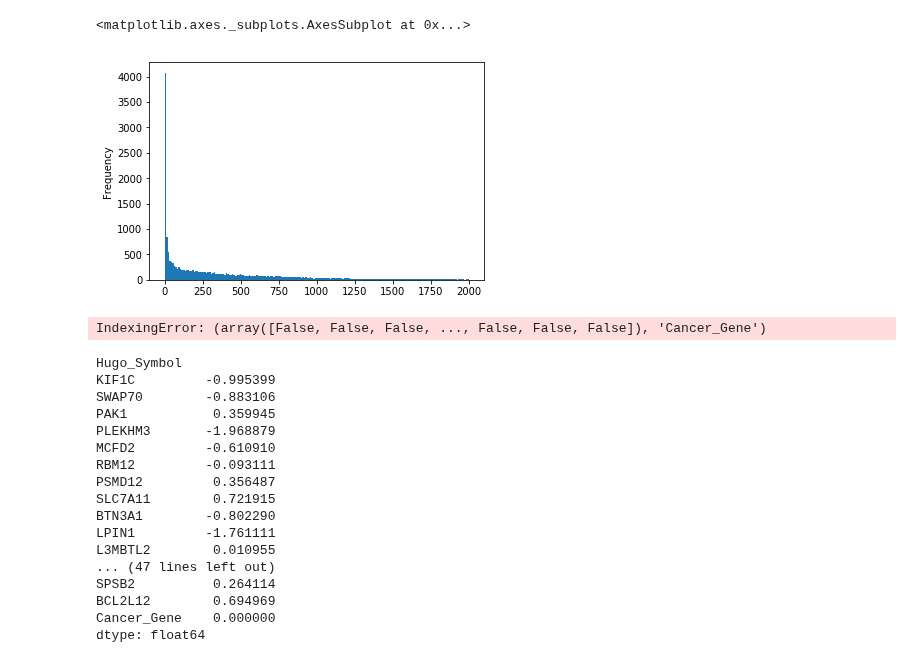
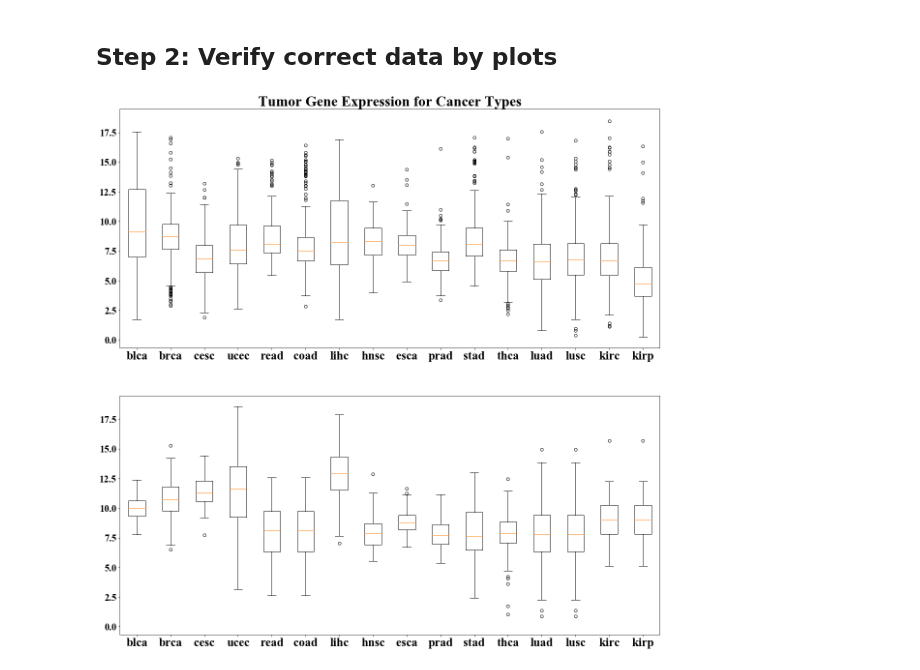
Before and after one commit to schulter/EMOGI, a Jupyter notebook: pancancer/expression/process_geneexpression_datadescriptor.ipynb, the cells around one changed output. Saved outputs shown, nothing was run; the diff lists cells and outputs as text; code cells hidden in the pictures.

Commit message:
Added text and plots to preprocessing of gene expression data.

```diff
--- a/pancancer/expression/process_geneexpression_datadescriptor.ipynb
+++ b/pancancer/expression/process_geneexpression_datadescriptor.ipynb
@@ -5,13 +6,8 @@ The data is already quantified (FPKM) and contains normal and tumor tissue sampl
 # %%
 import pandas as pd
 import numpy as np
+import os, sys, h5py
 import matplotlib.pyplot as plt
-import seaborn
+import seaborn as sns
+plt.rc('font', family='Times New Roman')
 %matplotlib inline
-# %%
-tissue_pairs = [('bladder', 'blca'), ('breast', 'brca')]
-
-def compute_geneexpression_foldchange(tumor_path, normal_path):
-    tumor_ge = pd.read_csv(tumor_path, compression='gzip')
-for gtex_tissue, tcga_project in tissue_pairs:
-    tumor_tissue = pd.read_csv()
@@ -55,32 +73,28 @@ dtype: float64
-# %%
-breast_gtex.plot(kind='hist', bins=np.linspace(0, 2000, 200))
-# %% [output]
-<matplotlib.axes._subplots.AxesSubplot at 0x...>
-[figure, removed]
-# %%
-onco_tsgs = pd.read_csv('../../data/pancancer/vogelstein/table_s2a.csv', sep='\t')
-brca_fc = pd.DataFrame(brca_foldchanges)
-brca_fc['Cancer_Gene'] = False
-brca_foldchanges.loc[brca_foldchanges.index.isin(onco_tsgs['Gene Symbol']), 'Cancer_Gene'] = True
-# %% [output]
-IndexingError: (array([False, False, False, ..., False, False, False]), 'Cancer_Gene')
-# %%
-brca_foldchanges
-# %% [output]
-Hugo_Symbol
-KIF1C         -0.995399
-SWAP70        -0.883106
-PAK1           0.359945
-PLEKHM3       -1.968879
-MCFD2         -0.610910
-RBM12         -0.093111
-PSMD12         0.356487
-SLC7A11        0.721915
-BTN3A1        -0.802290
-LPIN1         -1.761111
-L3MBTL2        0.010955
-... (47 lines left out)
-SPSB2          0.264114
-BCL2L12        0.694969
-Cancer_Gene    0.000000
-dtype: float64
+# %% [markdown]
+## Step 2: Verify correct data by plots
+# %%
+# reproduce the plots from data descriptor paper
+gene_of_interest = 'IGF2'
+tumor_for_gene_all = []
+for matrix in tumor_fpkm:
+    l = np.log2(matrix[matrix.index == gene_of_interest].T.values).flatten().tolist()
+    tumor_for_gene_all.append(l)
+
+gtex_for_gene_all = []
+for matrix in gtex_fpkm:
+    l = np.log2(matrix[matrix.index == gene_of_interest].T.values).flatten().tolist()
+    gtex_for_gene_all.append(l)
+
+fig = plt.figure(figsize=(20, 20))
+ax = plt.subplot(2, 1, 1)
+_ = plt.boxplot(tumor_for_gene_all)
+_ = plt.gca().set_xticklabels(all_foldchanges.columns, fontsize=25)
+plt.gca().tick_params(axis='y', which='major', labelsize=20)
+plt.title('Tumor Gene Expression for Cancer Types', fontsize=30)
+
+plt.subplot(2, 1, 2, sharex=ax, sharey=ax)
+_ = plt.boxplot(gtex_for_gene_all)
+_ = plt.gca().set_xticklabels(all_foldchanges.columns, fontsize=25)
+plt.gca().tick_params(axis='y', which='major', labelsize=20)
+# %% [output]
+[figure, added]
```
Also changed, not shown: parts of 14 cells of this notebook.
